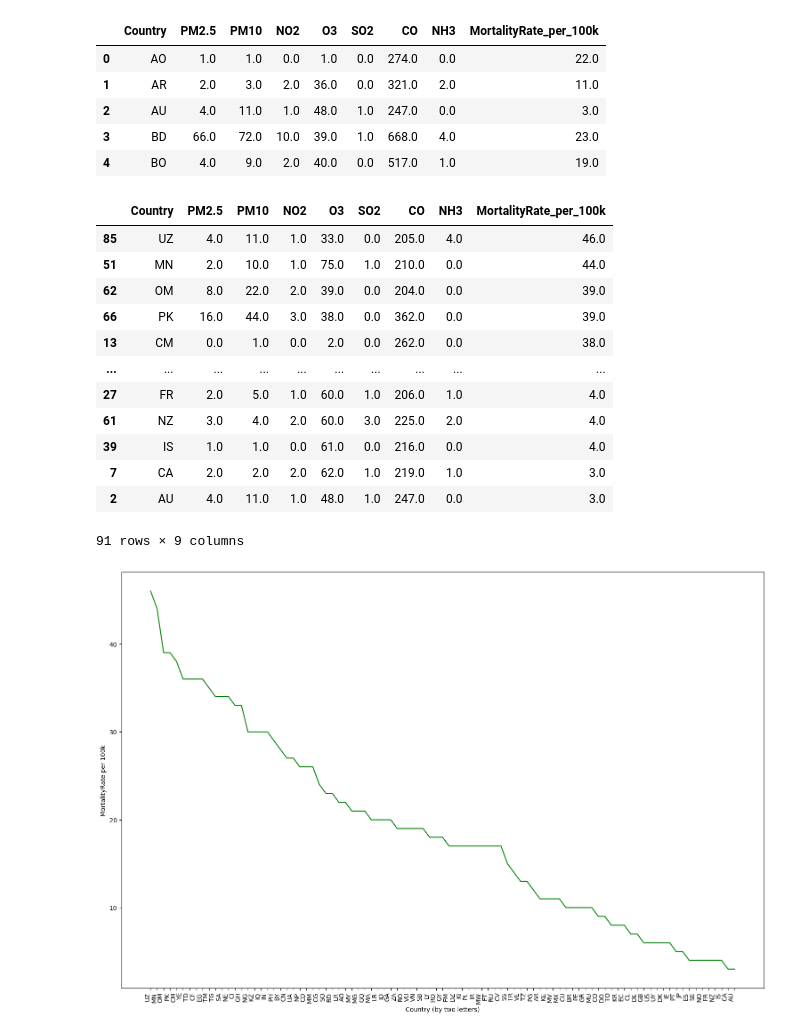
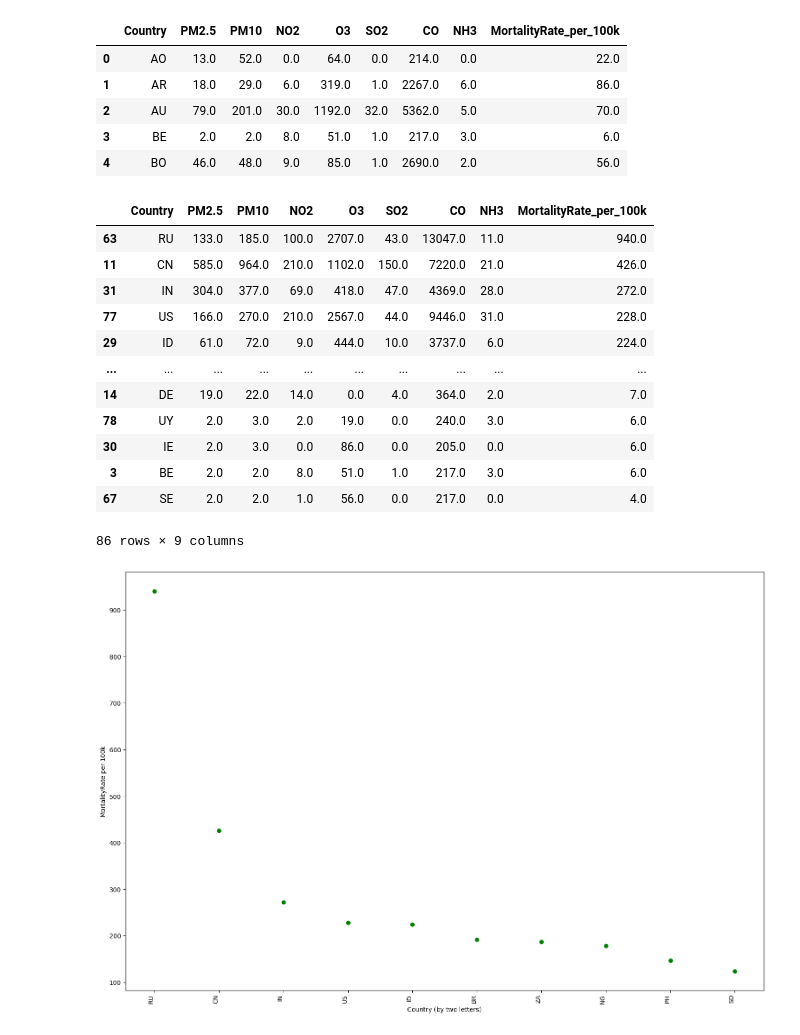
Before and after one commit to Golnaz8/airquality_vs_health, a Jupyter notebook: AirQuality_vs_Health/plot.ipynb, the cells around one changed output. Cells and saved outputs as stored; diff of their text form; code cells hidden in the pictures.

```diff
--- a/AirQuality_vs_Health/plot.ipynb
+++ b/AirQuality_vs_Health/plot.ipynb
@@ -10,7 +10,7 @@ data = pd.read_csv(file_path)
 data = data.drop(columns=['City'])
 
 # Group by 'Country' and calculate the mean for all numeric columns
-country_aggregated = data.groupby('Country').mean().reset_index()
+country_aggregated = data.groupby('Country').sum().reset_index()
 
 # Round all numeric columns to 0 decimal places
 country_aggregated = country_aggregated.round(0)
@@ -19,38 +19,40 @@ country_aggregated = country_aggregated.round(0)
 country_aggregated.head()
 # %% [output]
 |  | Country | PM2.5 | PM10 | NO2 | O3 | SO2 | CO | NH3 | MortalityRate_per_100k |
-| 0 | AO | 1.0 | 1.0 | 0.0 | 1.0 | 0.0 | 274.0 | 0.0 | 22.0 |
-| 1 | AR | 2.0 | 3.0 | 2.0 | 36.0 | 0.0 | 321.0 | 2.0 | 11.0 |
-| 2 | AU | 4.0 | 11.0 | 1.0 | 48.0 | 1.0 | 247.0 | 0.0 | 3.0 |
-| 3 | BD | 66.0 | 72.0 | 10.0 | 39.0 | 1.0 | 668.0 | 4.0 | 23.0 |
-| 4 | BO | 4.0 | 9.0 | 2.0 | 40.0 | 0.0 | 517.0 | 1.0 | 19.0 |
+| 0 | AO | 13.0 | 52.0 | 0.0 | 64.0 | 0.0 | 214.0 | 0.0 | 22.0 |
+| 1 | AR | 18.0 | 29.0 | 6.0 | 319.0 | 1.0 | 2267.0 | 6.0 | 86.0 |
+| 2 | AU | 79.0 | 201.0 | 30.0 | 1192.0 | 32.0 | 5362.0 | 5.0 | 70.0 |
+| 3 | BE | 2.0 | 2.0 | 8.0 | 51.0 | 1.0 | 217.0 | 3.0 | 6.0 |
+| 4 | BO | 46.0 | 48.0 | 9.0 | 85.0 | 1.0 | 2690.0 | 2.0 | 56.0 |
 # %%
 df_ranked = country_aggregated.sort_values(by='MortalityRate_per_100k', ascending=False)
 df_ranked
 # %% [output]
 |  | Country | PM2.5 | PM10 | NO2 | O3 | SO2 | CO | NH3 | MortalityRate_per_100k |
-| 85 | UZ | 4.0 | 11.0 | 1.0 | 33.0 | 0.0 | 205.0 | 4.0 | 46.0 |
-| 51 | MN | 2.0 | 10.0 | 1.0 | 75.0 | 1.0 | 210.0 | 0.0 | 44.0 |
-| 62 | OM | 8.0 | 22.0 | 2.0 | 39.0 | 0.0 | 204.0 | 0.0 | 39.0 |
-| 66 | PK | 16.0 | 44.0 | 3.0 | 38.0 | 0.0 | 362.0 | 0.0 | 39.0 |
-| 13 | CM | 0.0 | 1.0 | 0.0 | 2.0 | 0.0 | 262.0 | 0.0 | 38.0 |
+| 63 | RU | 133.0 | 185.0 | 100.0 | 2707.0 | 43.0 | 13047.0 | 11.0 | 940.0 |
+| 11 | CN | 585.0 | 964.0 | 210.0 | 1102.0 | 150.0 | 7220.0 | 21.0 | 426.0 |
+| 31 | IN | 304.0 | 377.0 | 69.0 | 418.0 | 47.0 | 4369.0 | 28.0 | 272.0 |
+| 77 | US | 166.0 | 270.0 | 210.0 | 2567.0 | 44.0 | 9446.0 | 31.0 | 228.0 |
+| 29 | ID | 61.0 | 72.0 | 9.0 | 444.0 | 10.0 | 3737.0 | 6.0 | 224.0 |
 | ... | ... | ... | ... | ... | ... | ... | ... | ... | ... |
-| 27 | FR | 2.0 | 5.0 | 1.0 | 60.0 | 1.0 | 206.0 | 1.0 | 4.0 |
-| 61 | NZ | 3.0 | 4.0 | 2.0 | 60.0 | 3.0 | 225.0 | 2.0 | 4.0 |
-| 39 | IS | 1.0 | 1.0 | 0.0 | 61.0 | 0.0 | 216.0 | 0.0 | 4.0 |
-| 7 | CA | 2.0 | 2.0 | 2.0 | 62.0 | 1.0 | 219.0 | 1.0 | 3.0 |
-| 2 | AU | 4.0 | 11.0 | 1.0 | 48.0 | 1.0 | 247.0 | 0.0 | 3.0 |
+| 14 | DE | 19.0 | 22.0 | 14.0 | 0.0 | 4.0 | 364.0 | 2.0 | 7.0 |
+| 78 | UY | 2.0 | 3.0 | 2.0 | 19.0 | 0.0 | 240.0 | 3.0 | 6.0 |
+| 30 | IE | 2.0 | 3.0 | 0.0 | 86.0 | 0.0 | 205.0 | 0.0 | 6.0 |
+| 3 | BE | 2.0 | 2.0 | 8.0 | 51.0 | 1.0 | 217.0 | 3.0 | 6.0 |
+| 67 | SE | 2.0 | 2.0 | 1.0 | 56.0 | 0.0 | 217.0 | 0.0 | 4.0 |
-91 rows × 9 columns
+86 rows × 9 columns
+# %%
+top_10_10 = df_ranked.head(10)
 # %%
-x_axis = df_ranked['Country']
-y_axis = df_ranked['MortalityRate_per_100k']
+x_axis = top_10_10['Country']
+y_axis = top_10_10['MortalityRate_per_100k']
 # %%
 plt.figure(figsize=(15, 10))
-plt.plot(x_axis,y_axis, color='green')
+plt.scatter(x_axis,y_axis, color='green')
 plt.xticks(rotation=90, ha='right')
 plt.tight_layout()
 plt.xlabel("Country (by two letters)")
 plt.ylabel("MortalityRate per 100k")
 plt.show()
 # %% [output]
-[figure, old version]
+[figure, new version]
```
Also changed, not shown: parts of 11 cells of this notebook, 6 other files.
